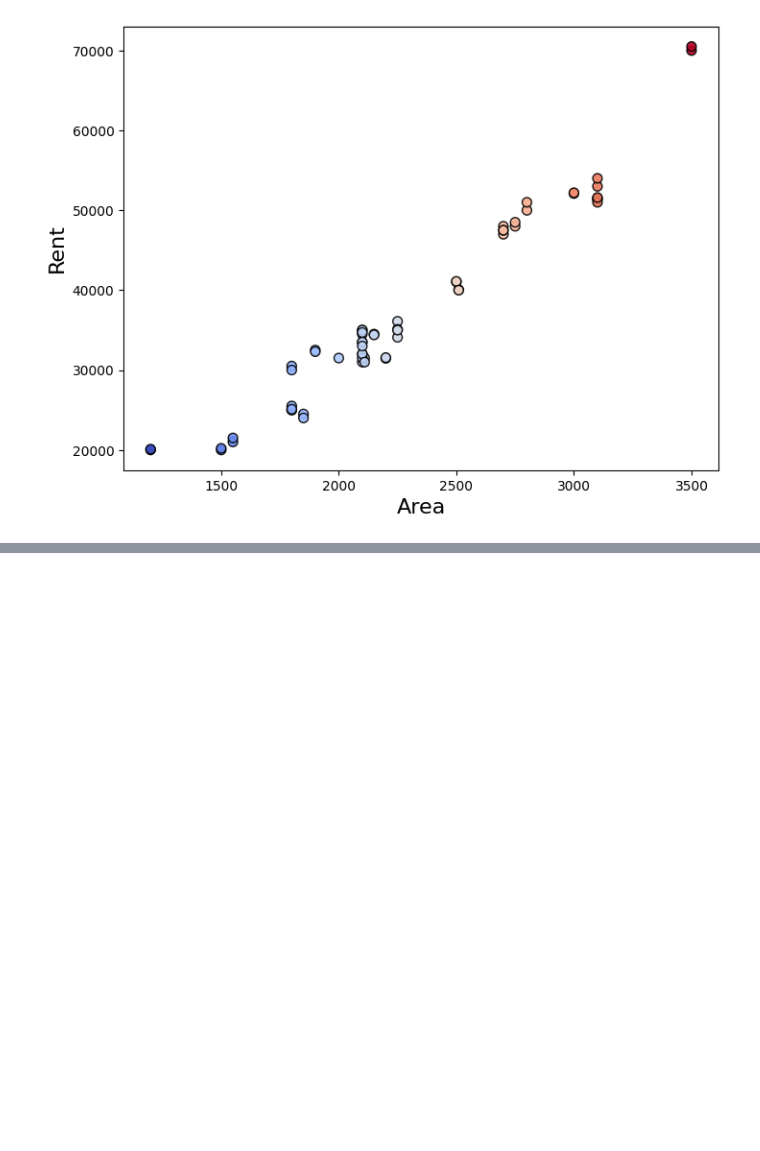
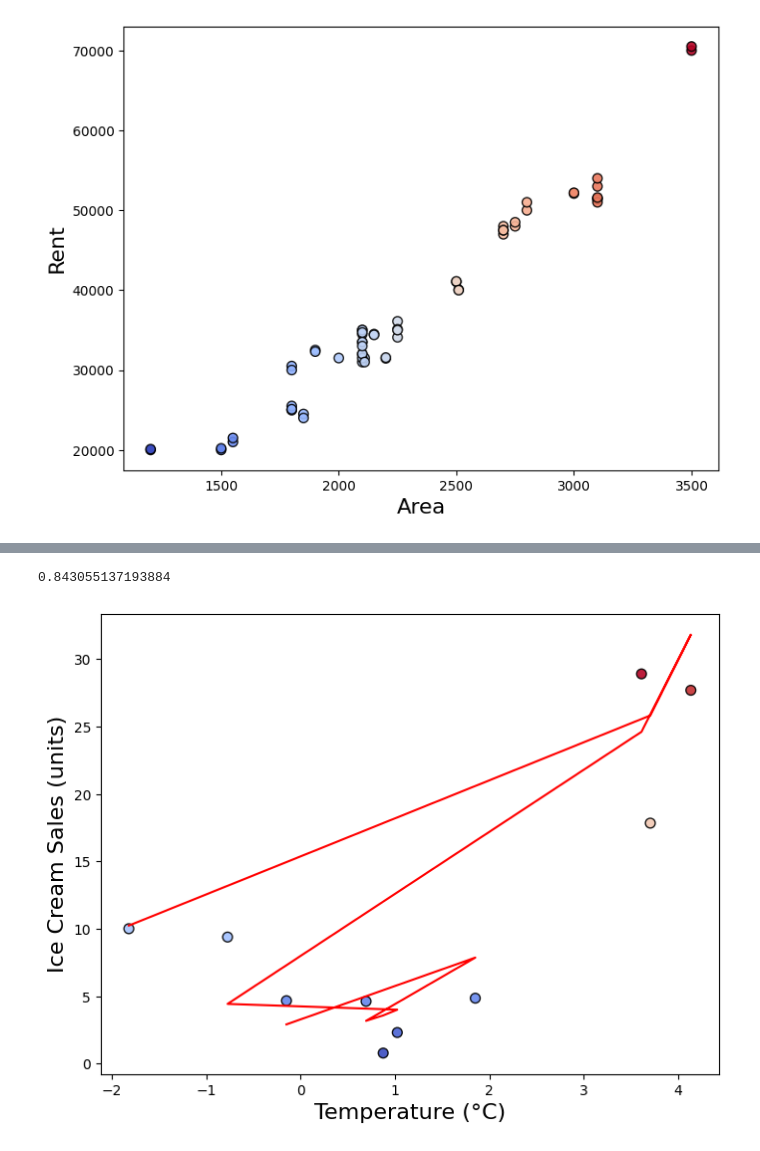
Before and after one commit to AR-Aourangazeb-Alif/Assignments, a Jupyter notebook: Assignment-2/Assignment.ipynb, the cells around one changed output, grey strips where cells are left out. Cells and saved outputs as stored; diff of their text form; code cells hidden in the pictures; blank space fills up the shorter version.

```diff
--- a/Assignment-2/Assignment.ipynb
+++ b/Assignment-2/Assignment.ipynb
@@ -104,0 +248,29 @@ print(sk_model_1_r2, my_model_1_r2)
+# %%
+x = df_4.iloc[:,:-1]
+y = df_4.iloc[:,-1]
+x_train, x_test, y_train, y_test = train_test_split(x, y, test_size=0.2, random_state=42)
+# %%
+sk_model_4 = make_pipeline(PolynomialFeatures(degree=2), LinearRegression())
+sk_model_4.fit(x_train, y_train)
+
+sk_model_4_pred = sk_model_4.predict(x_test)
+sk_model_4_r2 = r2_score(y_test, sk_model_4_pred)
+sk_model_4_r2
+# %% [output]
+0.843055137193884
+# %%
+plt.figure(figsize=(8,6))
+plt.scatter(x_test,
+            y_test,
+            c=y_test,
+            cmap="coolwarm",
+            s=50,
+            edgecolor="k",
+            alpha=0.9
+            )
+plt.plot(x_test, sk_model_4_pred, color='red')
+plt.xlabel("Temperature (°C)", fontsize=16)
+plt.ylabel("Ice Cream Sales (units)", fontsize=16)
+plt.show()
+# %% [output]
+[figure, added]
```
Also changed, not shown: parts of 25 cells of this notebook, 3 other files.
